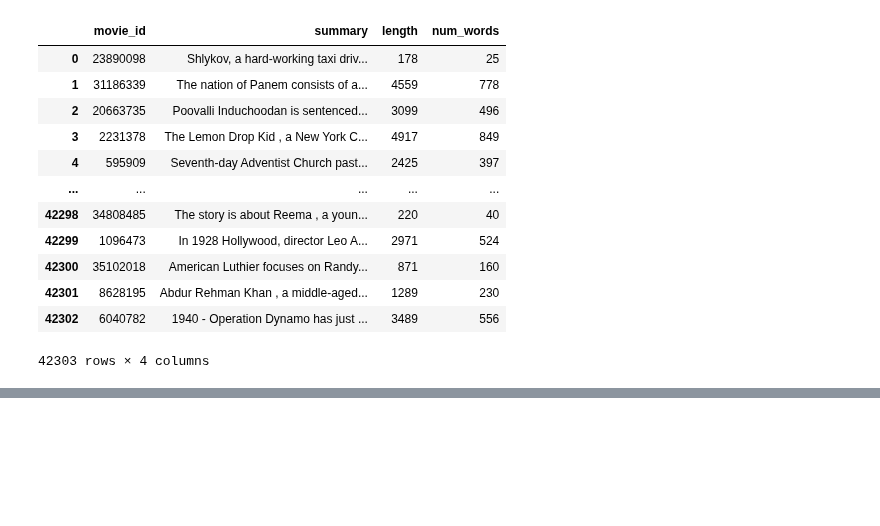
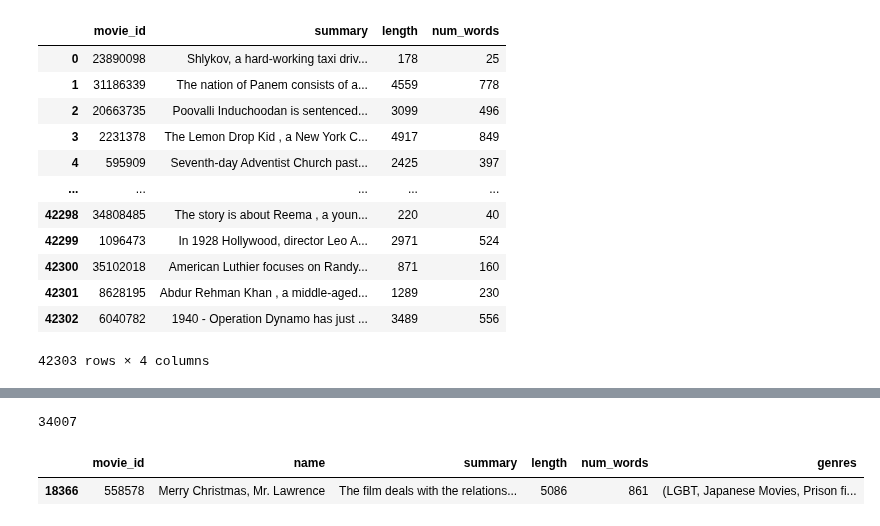
Before and after one commit to epfl-ada/ada-2022-project-theadaholics, a Jupyter notebook: summaries.ipynb, the cells around one changed output, grey strips where cells are left out. Cells and saved outputs as stored; diff of their text form; code cells hidden in the pictures; blank space fills up the shorter version.

```diff
--- a/summaries.ipynb
+++ b/summaries.ipynb
@@ -280,6 +289,9 @@ summaries_df
 42303 rows × 4 columns
 # %%
 import nltk
-import random
-np.random.seed=2
+# import random
+# np.random.seed
+
 example=summaries_df.sample()
+example=example.iloc[0]["summary"]
+example
@@ -294,0 +358,6 @@ LookupError:
+# %%
+words=nltk.word_tokenize(example,language="english")
+freq = nltk.FreqDist(w.lower() for w in words)
+x=dict(freq)
+y=dict(freq)
+print({k: x.get(k, 0) + y.get(k, 0) for k in set(x) | set(y)})
@@ -294,0 +620,18 @@ LookupError:
+# %%
+def get_summaries_df(genre):
+    genre_mask=movies["genres"].apply(lambda lis : genre in lis and len(lis)>0)
+    print(genre_mask.sum())
+    genre_movies=data[genre_mask]
+    genre_summaries=summaries_df.merge(genre_movies,left_on='movie_id',right_on='wikipedia_id',left_index=False,right_index=False)
+    genre_summaries=genre_summaries[['movie_id','name','summary','length','num_words','genres']]
+    genre_summaries.genres=genre_summaries['genres'].apply(lambda row: (eval(row).values()))
+    return genre_summaries
+# %%
+ddff=get_summaries_df('Drama')
+
+mask=ddff['genres'].apply(lambda x: 'Homoeroticism' in x)
+ddff[mask]#['summary'].values
+# %% [output]
+34007
+|  | movie_id | name | summary | length | num_words | genres |
+| 18366 | 558578 | Merry Christmas, Mr. Lawrence | The film deals with the relations... | 5086 | 861 | (LGBT, Japanese Movies, Prison fi... |
```
Also changed, not shown: parts of 40 cells of this notebook, 4 other files.
